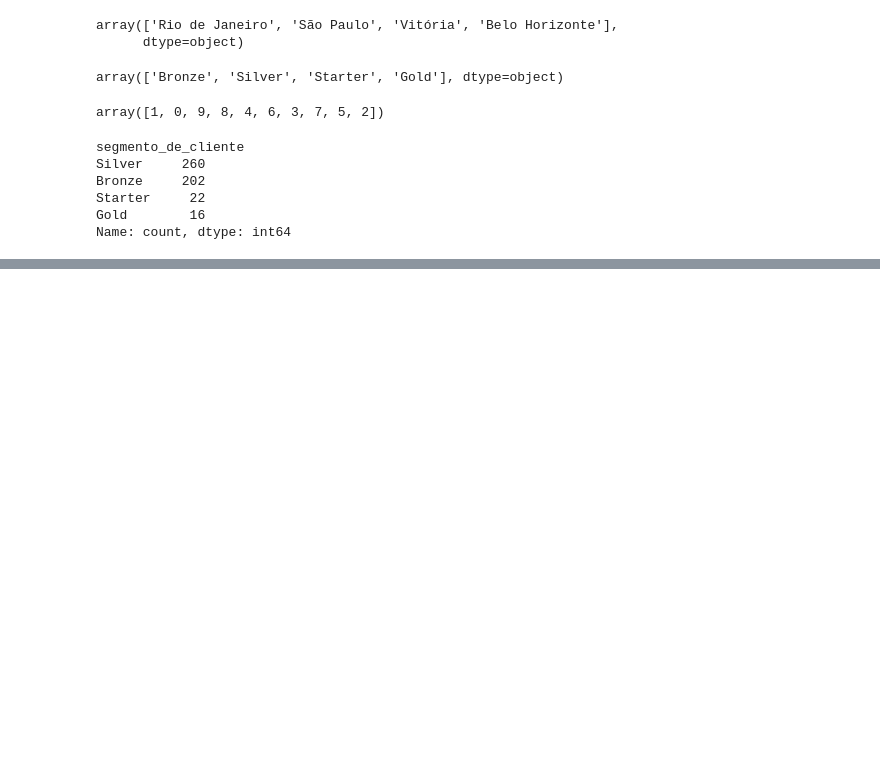
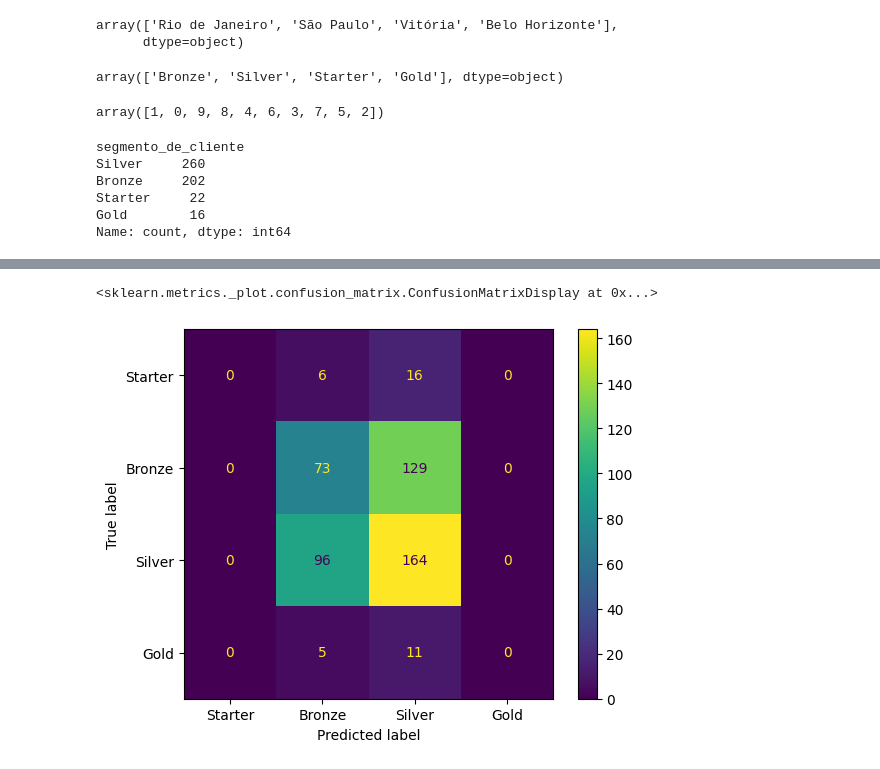
Before and after one commit to lilkirito22/aprendizado_machine_learning, a Jupyter notebook: Classificação-Arvore-Decisao/classificacao_segmento_empresa.ipynb, the cells around one changed output, grey strips where cells are left out. Cells and saved outputs as stored; diff of their text form; code cells hidden in the pictures; blank space fills up the shorter version.

```diff
--- a/Classificação-Arvore-Decisao/classificacao_segmento_empresa.ipynb
+++ b/Classificação-Arvore-Decisao/classificacao_segmento_empresa.ipynb
@@ -140,0 +214,30 @@ px.histogram(df_segmento, x='idade')
+# %%
+# Separar X e y
+X = df_segmento.drop(columns=['segmento_de_cliente'])
+y = df_segmento['segmento_de_cliente']
+# %%
+# Pipeline
+# OneHotEncode nas variaveis categoricas
+# Treinamento do modelo
+
+# lista de variaveis categoricas
+categorical_features = ['atividade_economica', 'localizacao']
+
+# Criar um transformador de variaveis categoricas usando OneHotEncoder
+categorical_transform = Pipeline(steps=[
+  ('imputer', SimpleImputer(strategy='most_frequent')),
+  ('onehot', OneHotEncoder(handle_unknown='ignore'))
+])
+
+# Pre processador
+preprocessor = ColumnTransformer(
+  transformers=[
+    ('cat', categorical_transform, categorical_features)
+  ]
+)
+
+#Pipeline com Pre-processor e o modelo de Arvore de Decisao
+dt_model = Pipeline(steps=[
+  ('preprocessor', preprocessor),
+  ('classifier', DecisionTreeClassifier())
+])
@@ -140,0 +246,5 @@ px.histogram(df_segmento, x='idade')
+# %%
+# Treinar o modelo com validação cruzada, usando StratifiedKfold, dado que as classes estao desbalanceadas
+
+cv_fold= StratifiedKFold(n_splits=3,shuffle=True, random_state=51)
+metrics_result = cross_validate(dt_model, X,y,cv=cv_fold,scoring=['accuracy'], return_estimator=True)
@@ -140,0 +283,3 @@ px.histogram(df_segmento, x='idade')
+# %%
+# fazendo predições usando Cross validation
+y_pred = cross_val_predict(dt_model, X , y, cv=cv_fold)
@@ -140,0 +308,8 @@ px.histogram(df_segmento, x='idade')
+# %%
+# Mostrar Matriz de Confusao
+confusion_matrix_modelo = confusion_matrix(y, y_pred, labels=lista_segmentos)
+disp = ConfusionMatrixDisplay(confusion_matrix_modelo, display_labels=lista_segmentos)
+disp.plot()
+# %% [output]
+<sklearn.metrics._plot.confusion_matrix.ConfusionMatrixDisplay at 0x...>
+[figure, added]
```
Also changed, not shown: parts of 15 cells of this notebook.
